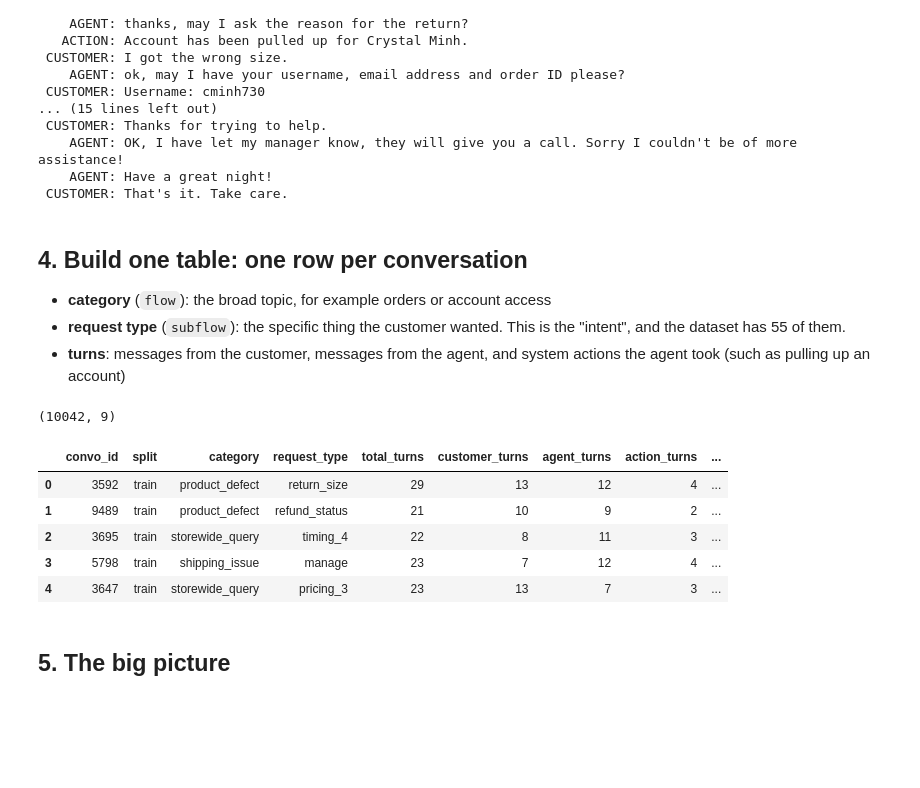
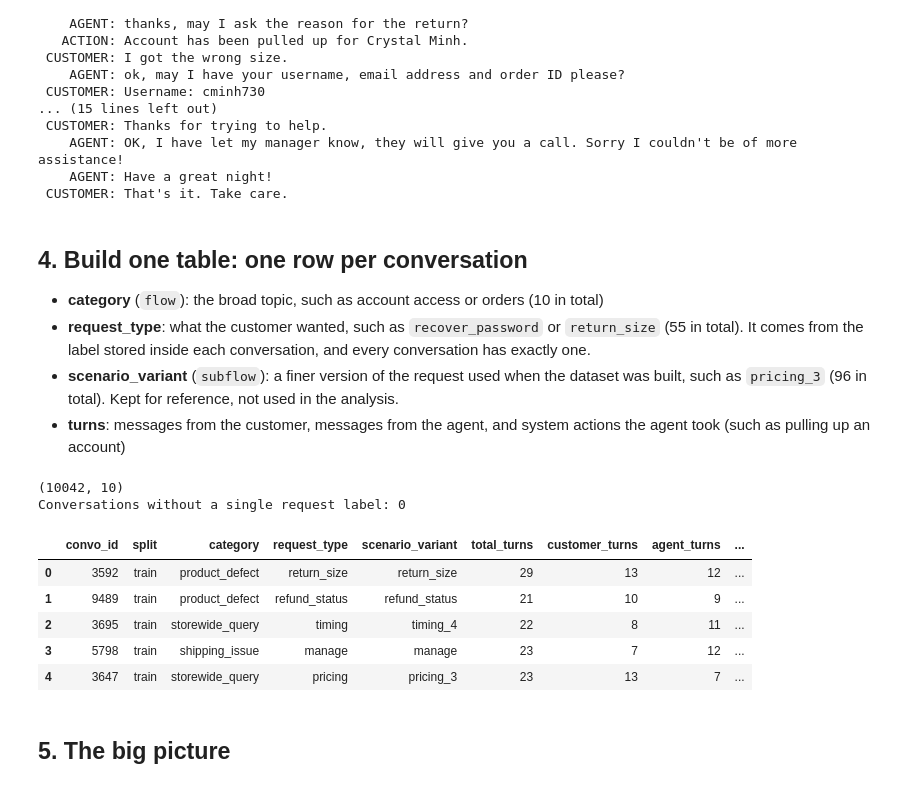
Before and after one commit to omerremogit/ai-support-assistant, a Jupyter notebook: notebooks/explore_conversations.ipynb, the cells around one changed output. Saved outputs shown, nothing was run; the diff lists cells and outputs as text; code cells hidden in the pictures; blank space fills up the shorter version.

```diff
--- a/notebooks/explore_conversations.ipynb
+++ b/notebooks/explore_conversations.ipynb
@@ -118,50 +118,63 @@ Conversation 3592  |  category: product_defect  |  request: return_size
 # %% [markdown]
 ## 4. Build one table: one row per conversation
 
-- **category** (`flow`): the broad topic, for example orders or account access
-- **request type** (`subflow`): the specific thing the customer wanted. This is the
-  "intent", and the dataset has 55 of them.
+- **category** (`flow`): the broad topic, such as account access or orders (10 in total)
+- **request_type**: what the customer wanted, such as `recover_password` or `return_size`
+  (55 in total). It comes from the label stored inside each conversation, and every
+  conversation has exactly one.
+- **scenario_variant** (`subflow`): a finer version of the request used when the dataset
+  was built, such as `pricing_3` (96 in total). Kept for reference, not used in the analysis.
 - **turns**: messages from the customer, messages from the agent, and system actions the
   agent took (such as pulling up an account)
 # %%
 def action_names(c):
     """Names of the system actions the agent took in this conversation."""
     names = []
     for t in c.get("delexed", []):
         if t.get("speaker") == "action":
             targets = t.get("targets") or []
             if len(targets) >= 3 and targets[2]:
                 names.append(targets[2])
     return names
 
+def request_label(c):
+    """The request type stored in the conversation turns (one per conversation)."""
+    labels = {(t.get("targets") or [None])[0] for t in c.get("delexed", [])}
+    labels.discard(None)
+    labels.discard("")
+    return labels.pop() if len(labels) == 1 else None
+
 rows = []
 for c in convos:
     sc = c.get("scenario", {})
     turns = c.get("original", [])
     speakers = [t[0] for t in turns]
     rows.append({
         "convo_id": c.get("convo_id"),
         "split": c.get("_split"),
         "category": sc.get("flow"),
-        "request_type": sc.get("subflow"),
+        "request_type": request_label(c),
+        "scenario_variant": sc.get("subflow"),
         "total_turns": len(turns),
         "customer_turns": speakers.count("customer"),
         "agent_turns": speakers.count("agent"),
         "action_turns": speakers.count("action"),
         "actions": action_names(c),
     })
 
 df = pd.DataFrame(rows)
 print(df.shape)
+print("Conversations without a single request label:", df["request_type"].isna().sum())
 df.head()
 # %% [output]
-(10042, 9)
+(10042, 10)
+Conversations without a single request label: 0
-|  | convo_id | split | category | request_type | total_turns | customer_turns | agent_turns | action_turns | ... |
-| 0 | 3592 | train | product_defect | return_size | 29 | 13 | 12 | 4 | ... |
-| 1 | 9489 | train | product_defect | refund_status | 21 | 10 | 9 | 2 | ... |
-| 2 | 3695 | train | storewide_query | timing_4 | 22 | 8 | 11 | 3 | ... |
-| 3 | 5798 | train | shipping_issue | manage | 23 | 7 | 12 | 4 | ... |
-| 4 | 3647 | train | storewide_query | pricing_3 | 23 | 13 | 7 | 3 | ... |
+|  | convo_id | split | category | request_type | scenario_variant | total_turns | customer_turns | agent_turns | ... |
+| 0 | 3592 | train | product_defect | return_size | return_size | 29 | 13 | 12 | ... |
+| 1 | 9489 | train | product_defect | refund_status | refund_status | 21 | 10 | 9 | ... |
+| 2 | 3695 | train | storewide_query | timing | timing_4 | 22 | 8 | 11 | ... |
+| 3 | 5798 | train | shipping_issue | manage | manage | 23 | 7 | 12 | ... |
+| 4 | 3647 | train | storewide_query | pricing | pricing_3 | 23 | 13 | 7 | ... |
 # %% [markdown]
 ## 5. The big picture
 # %%
```
Also changed, not shown: parts of 10 cells of this notebook, 3 other files.
